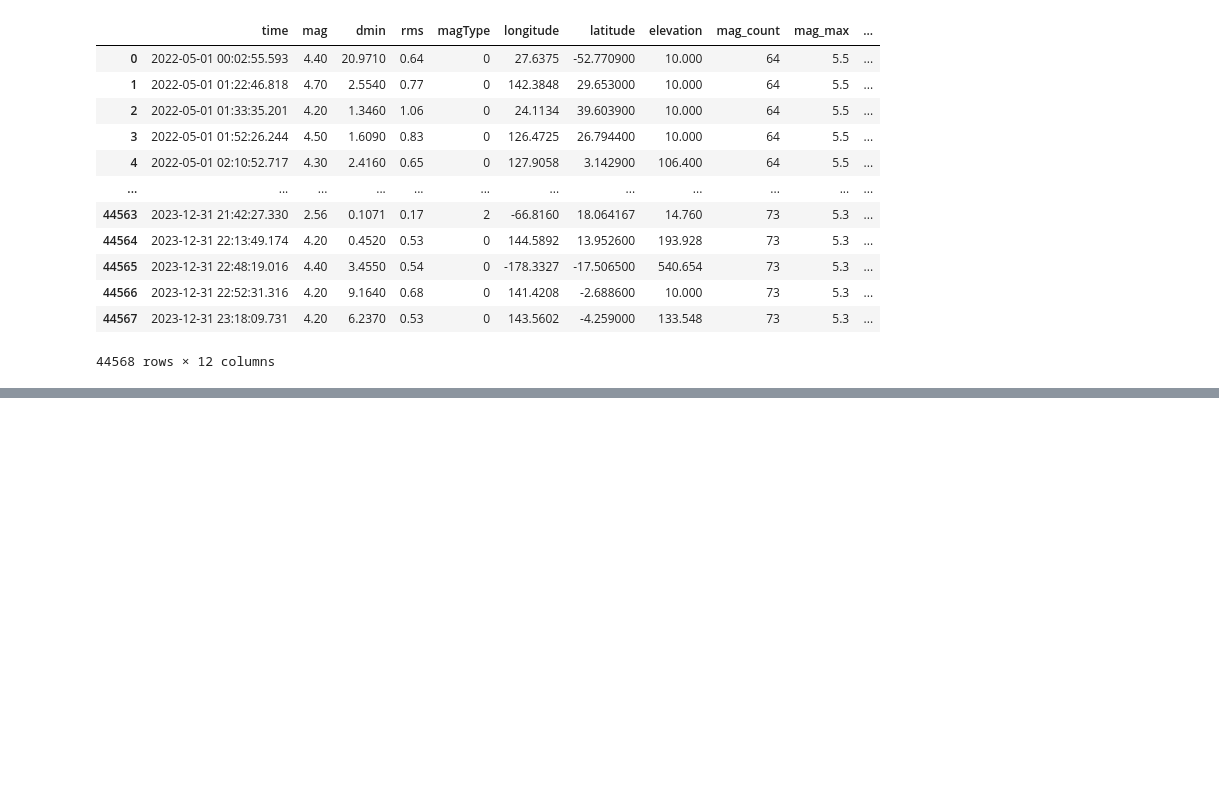
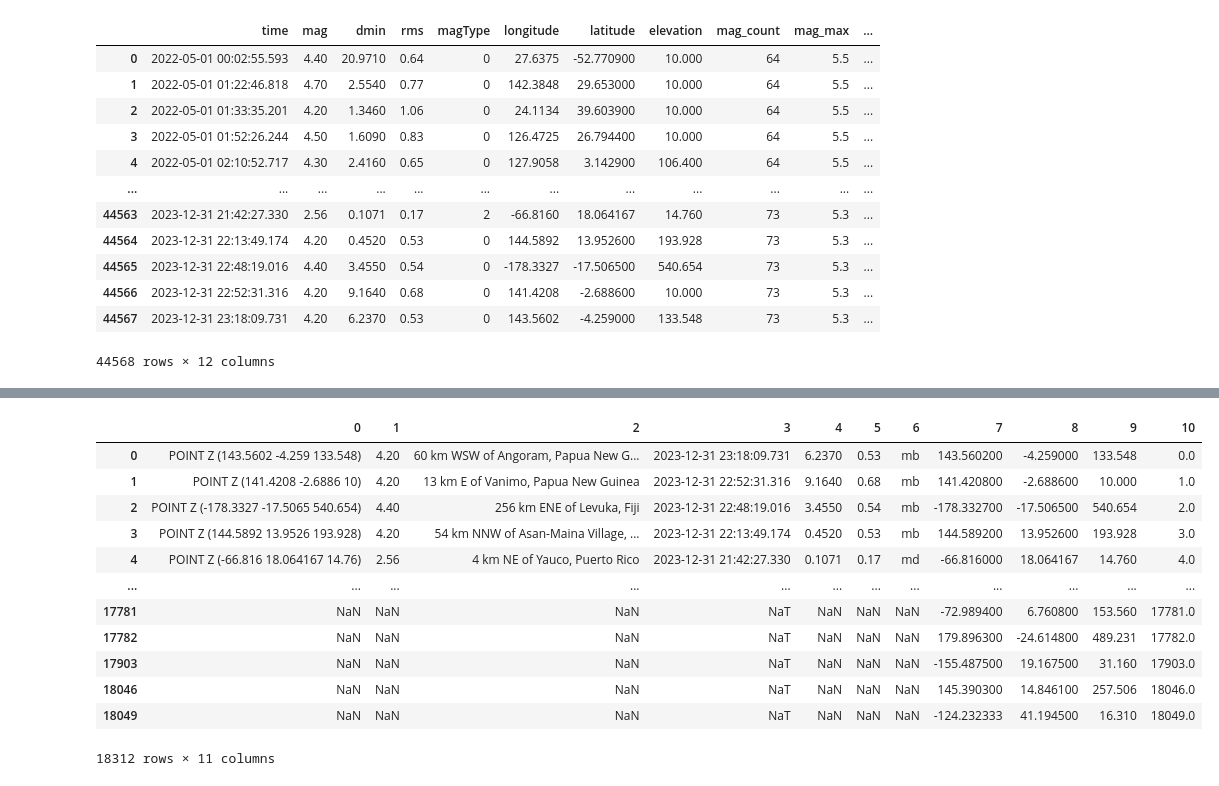
Before and after one commit to Rishit605/earthquake-prediction, a Jupyter notebook: notebook/eda.ipynb, the cells around one changed output, grey strips where cells are left out. Cells and saved outputs as stored; diff of their text form; code cells hidden in the pictures; blank space fills up the shorter version.

```diff
--- a/notebook/eda.ipynb
+++ b/notebook/eda.ipynb
@@ -542,0 +688,3 @@ event_counts_for_diff_window(dataFrame=df2)
+# %%
+eq_data['time'] = pd.to_datetime(eq_data['time'], unit='ms')
+eq_data
@@ -542,0 +716,32 @@ event_counts_for_diff_window(dataFrame=df2)
+# %%
+def split_and_slice(series, split_char=" ", start_idx=2, end_idx=None):
+    """
+    Splits each string in the series by `split_char` and returns the slice [start_idx:end_idx].
+    """
+    T_df = series.apply(lambda x: x.split(split_char)[start_idx:end_idx] if isinstance(x, str) else x)
+
+    # Create an empty DataFrame with specific columns for latitude, longitude, and depth
+    dummy_df = pd.DataFrame(columns=['longitude', 'latitude', 'depth'])
+
+    # Append each row as a new row in the DataFrame, assigning to specific columns
+    for x in T_df:
+        if isinstance(x, list) and len(x) == 3:
+            # Remove parentheses and convert to float
+            lon = str(x[0]).replace('(', '').strip()
+            lat = str(x[1]).strip()
+            depth = str(x[2]).replace(')', '').strip()
+            dummy_df = pd.concat(
+                [dummy_df, pd.DataFrame([{
+                    'longitude': float(lon),
+                    'latitude': float(lat),
+                    'depth': float(depth)
+                }])],
+                ignore_index=True
+            )
+
+    return dummy_df
+# %%
+test_df = split_and_slice(eq_data['geo'])
+# %%
+test_df['checker_counter'] = range(len(test_df))
+test_df
@@ -542,0 +799,18 @@ event_counts_for_diff_window(dataFrame=df2)
+# %%
+fin_test_df = eq_data.copy()
+fin_test_df = pd.concat([fin_test_df, test_df], ignore_index = True, axis=1)
+fin_test_df
+# %% [output]
+|  | 0 | 1 | 2 | 3 | 4 | 5 | 6 | 7 | 8 | 9 | 10 |
+| 0 | POINT Z (143.5602 -4.259 133.548) | 4.20 | 60 km WSW of Angoram, Papua New G... | 2023-12-31 23:18:09.731 | 6.2370 | 0.53 | mb | 143.560200 | -4.259000 | 133.548 | 0.0 |
+| 1 | POINT Z (141.4208 -2.6886 10) | 4.20 | 13 km E of Vanimo, Papua New Guinea | 2023-12-31 22:52:31.316 | 9.1640 | 0.68 | mb | 141.420800 | -2.688600 | 10.000 | 1.0 |
+| 2 | POINT Z (-178.3327 -17.5065 540.654) | 4.40 | 256 km ENE of Levuka, Fiji | 2023-12-31 22:48:19.016 | 3.4550 | 0.54 | mb | -178.332700 | -17.506500 | 540.654 | 2.0 |
+| 3 | POINT Z (144.5892 13.9526 193.928) | 4.20 | 54 km NNW of Asan-Maina Village, ... | 2023-12-31 22:13:49.174 | 0.4520 | 0.53 | mb | 144.589200 | 13.952600 | 193.928 | 3.0 |
+| 4 | POINT Z (-66.816 18.064167 14.76) | 2.56 | 4 km NE of Yauco, Puerto Rico | 2023-12-31 21:42:27.330 | 0.1071 | 0.17 | md | -66.816000 | 18.064167 | 14.760 | 4.0 |
+| ... | ... | ... | ... | ... | ... | ... | ... | ... | ... | ... | ... |
+| 17781 | NaN | NaN | NaN | NaT | NaN | NaN | NaN | -72.989400 | 6.760800 | 153.560 | 17781.0 |
+| 17782 | NaN | NaN | NaN | NaT | NaN | NaN | NaN | 179.896300 | -24.614800 | 489.231 | 17782.0 |
+| 17903 | NaN | NaN | NaN | NaT | NaN | NaN | NaN | -155.487500 | 19.167500 | 31.160 | 17903.0 |
+| 18046 | NaN | NaN | NaN | NaT | NaN | NaN | NaN | 145.390300 | 14.846100 | 257.506 | 18046.0 |
+| 18049 | NaN | NaN | NaN | NaT | NaN | NaN | NaN | -124.232333 | 41.194500 | 16.310 | 18049.0 |
+18312 rows × 11 columns
```
Also changed, not shown: parts of 15 cells of this notebook, 1 other file.
